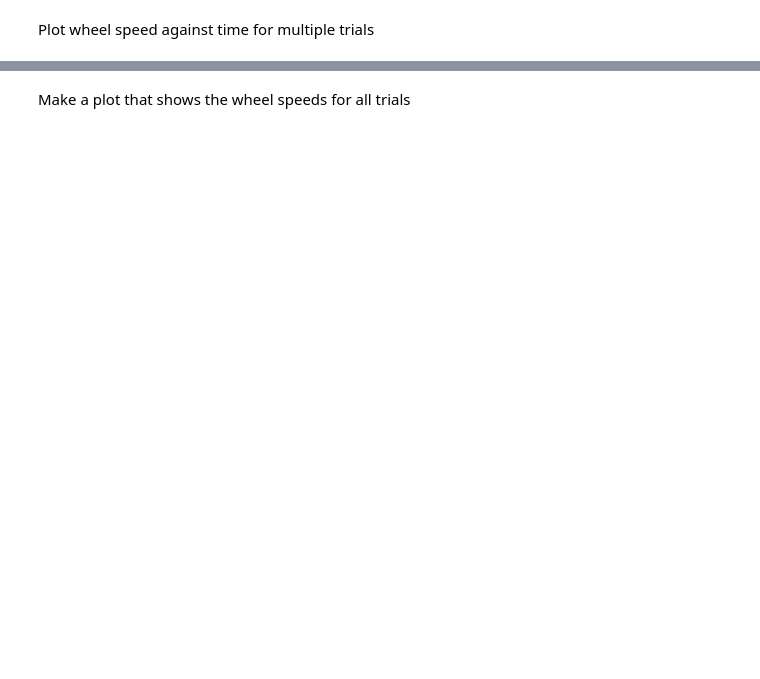
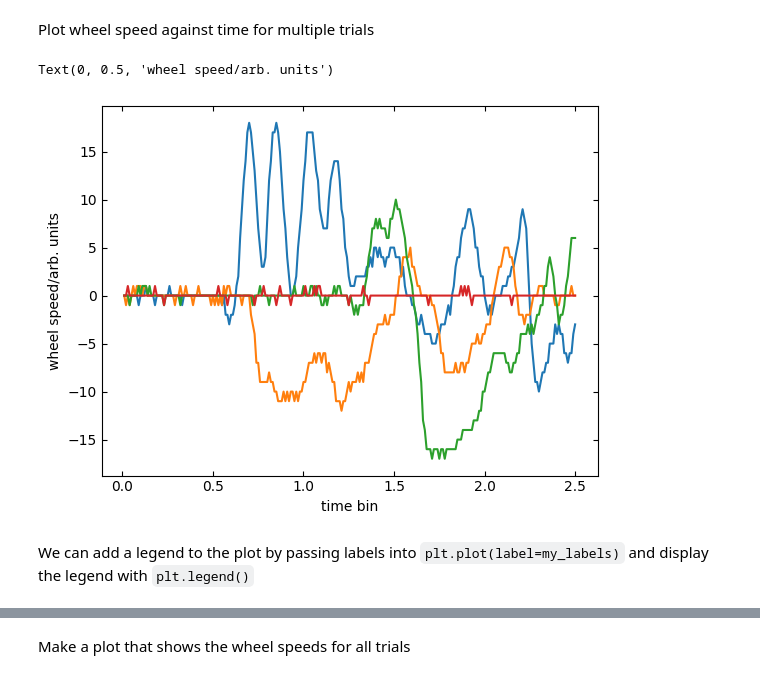
Before and after one commit to ibehave-ibots/iBOTS-Tools, a Jupyter notebook: workshops/python-workshop-1/exercises/ben/Day2-wheelspeed-with-solns.ipynb, the cells around one changed output, grey strips where cells are left out. Drawn from its saved outputs; the diff is of its cells as text; code cells hidden in the pictures; blank space fills up the shorter version.

```diff
--- a/workshops/python-workshop-1/exercises/ben/Day2-wheelspeed-with-solns.ipynb
+++ b/workshops/python-workshop-1/exercises/ben/Day2-wheelspeed-with-solns.ipynb
@@ -205,5 +366,17 @@ Text(0, 0.5, 'wheel speed/arb. units')
 # %% [markdown]
 Plot wheel speed against time for multiple trials
+# %%
+wanted_trials = [5,2,99,53]
+selected_data = wheel_df[wanted_trials]
+
+plt.plot(selected_data)
+plt.xlabel('time bin')
+plt.ylabel('wheel speed/arb. units')
+# %% [output]
+Text(0, 0.5, 'wheel speed/arb. units')
+[figure, added]
+# %% [markdown]
+We can add a legend to the plot by passing labels into `plt.plot(label=my_labels)` and display the legend with `plt.legend()`
 # %%
 wanted_trials = [5,2,99,53]
 selected_data = wheel_df[wanted_trials]
```
Also changed, not shown: parts of 105 cells of this notebook, 1 other file.
